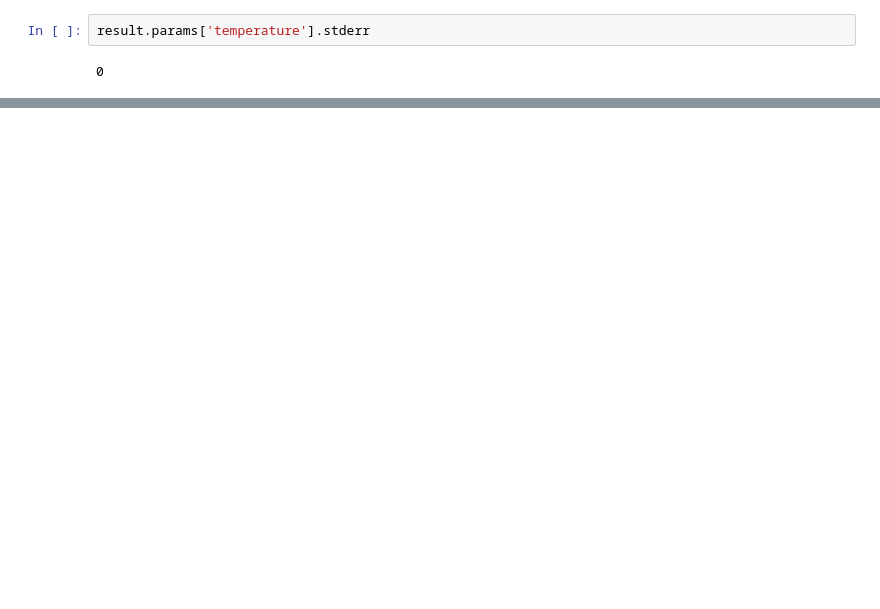
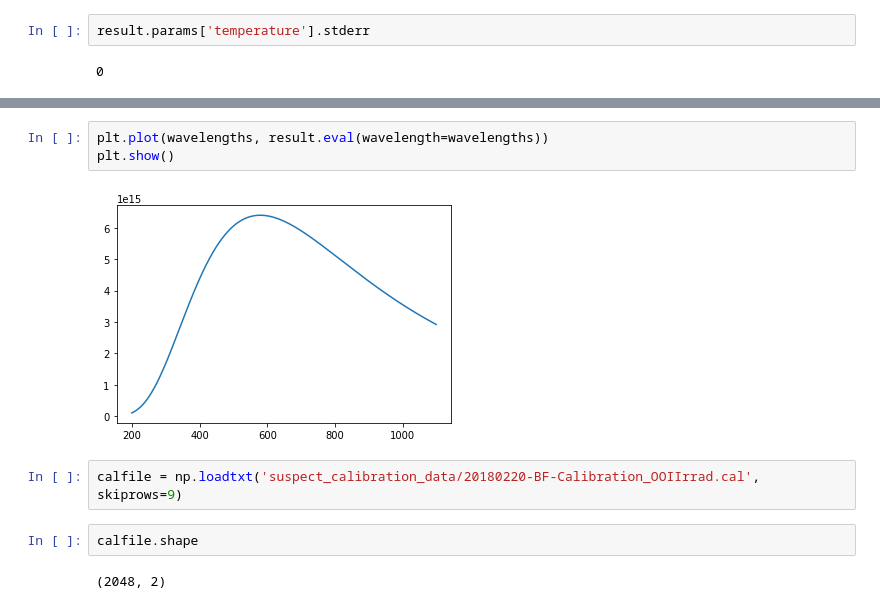
Before and after one commit to piovere/zeTorch, a Jupyter notebook: Black body peak fitting.ipynb, the cells around one changed output, grey strips where cells are left out. Drawn from its saved outputs; the diff is of its cells as text; blank space fills up the shorter version.

```diff
--- a/Black body peak fitting.ipynb
+++ b/Black body peak fitting.ipynb
@@ -444,0 +459,11 @@ plt.show()
+# %%
+plt.plot(wavelengths, result.eval(wavelength=wavelengths))
+plt.show()
+# %% [output]
+[figure, added]
+# %%
+calfile = np.loadtxt('suspect_calibration_data/20180220-BF-Calibration_OOIIrrad.cal', skiprows=9)
+# %%
+calfile.shape
+# %% [output]
+(2048, 2)
```
Also changed, not shown: parts of 19 cells of this notebook, 4 other files.
